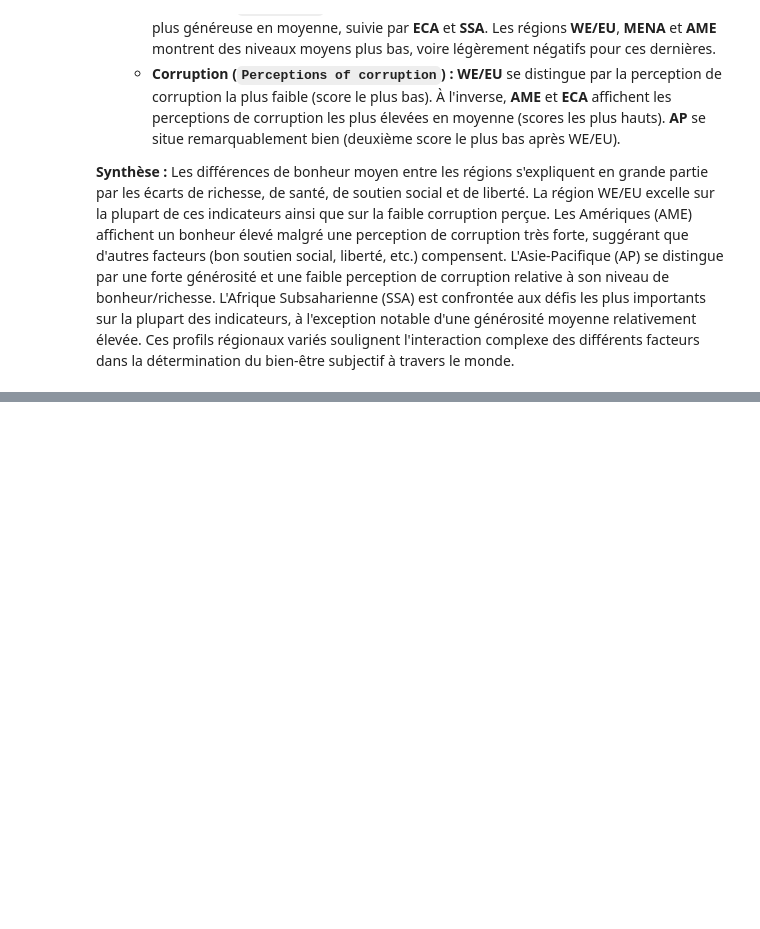
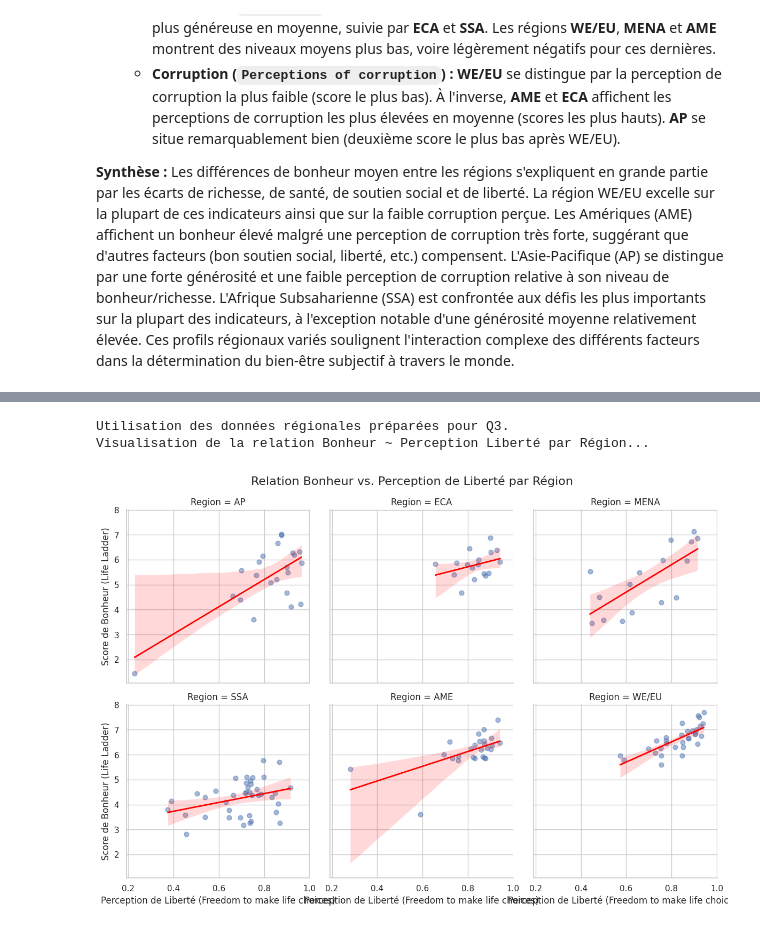
Before and after one commit to Rayane0001/world-happiness-analysis, a Jupyter notebook: analyse_rayane.ipynb, the cells around one changed output, grey strips where cells are left out. Saved outputs shown, nothing was run; the diff lists cells and outputs as text; code cells hidden in the pictures; blank space fills up the shorter version.

Commit message:
:memo: Question 4 : Liberté et Bien-être selon le Contexte

```diff
--- a/analyse_rayane.ipynb
+++ b/analyse_rayane.ipynb
@@ -388,0 +393,34 @@ Les graphiques à barres produits ci-dessus révèlent des disparités régional
+# %%
+# --- Analyse : Liberté vs Bonheur par Région ---
+
+# Vérifier si les données régionales de Q3 existent
+q3_data_exists = 'df_regional_data' in locals() and not df_regional_data.empty
+
+if q3_data_exists:
+    print("Utilisation des données régionales préparées pour Q3.")
+    print("Visualisation de la relation Bonheur ~ Perception Liberté par Région...")
+
+    # Utiliser lmplot pour créer un graphique par région (faceting)
+    # lmplot crée la figure elle-même
+    g = sns.lmplot(
+        data=df_regional_data,
+        x='Freedom to make life choices',
+        y='Life Ladder',
+        col='Region',        # Une colonne de graphiques par région
+        col_wrap=3,          # Nombre de graphiques par ligne
+        height=4,            # Hauteur de chaque graphique
+        scatter_kws={'alpha': 0.5, 's': 40},
+        line_kws={'color': 'red', 'linewidth': 2}
+    )
+
+    g.fig.suptitle('Relation Bonheur vs. Perception de Liberté par Région', y=1.03, fontsize=16)
+    g.set_axis_labels('Perception de Liberté (Freedom to make life choices)', 'Score de Bonheur (Life Ladder)')
+    plt.show()
+
+else:
+     print("Les données régionales ('df_regional_data') n'ont pas été créées ou sont vides.")
+     print("Assurez-vous d'avoir exécuté la Cellule 11 (Q3) avec succès.")
+# %% [output]
+Utilisation des données régionales préparées pour Q3.
+Visualisation de la relation Bonheur ~ Perception Liberté par Région...
+[figure, added]
```
Also changed, not shown: parts of 4 cells of this notebook.
